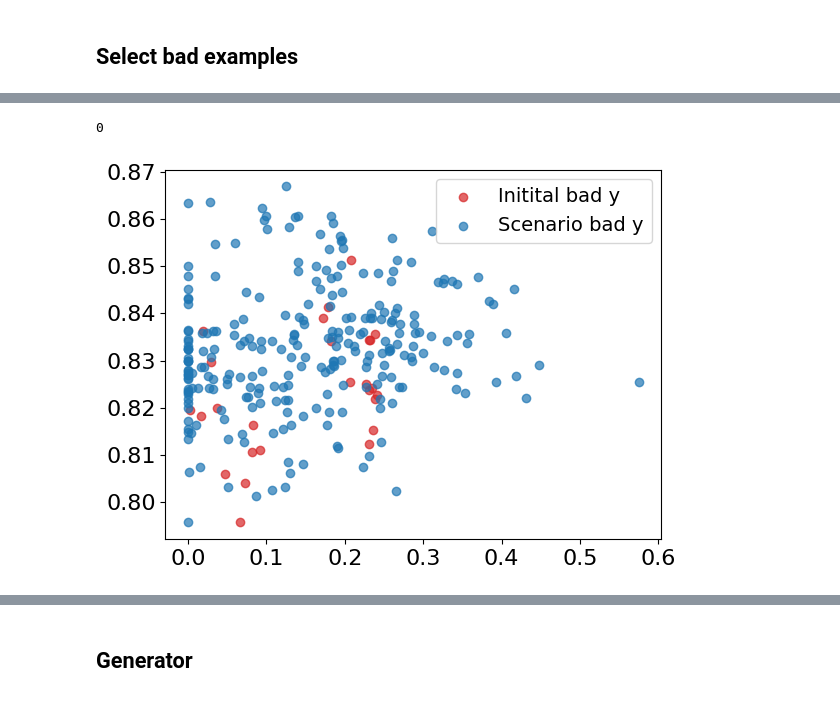
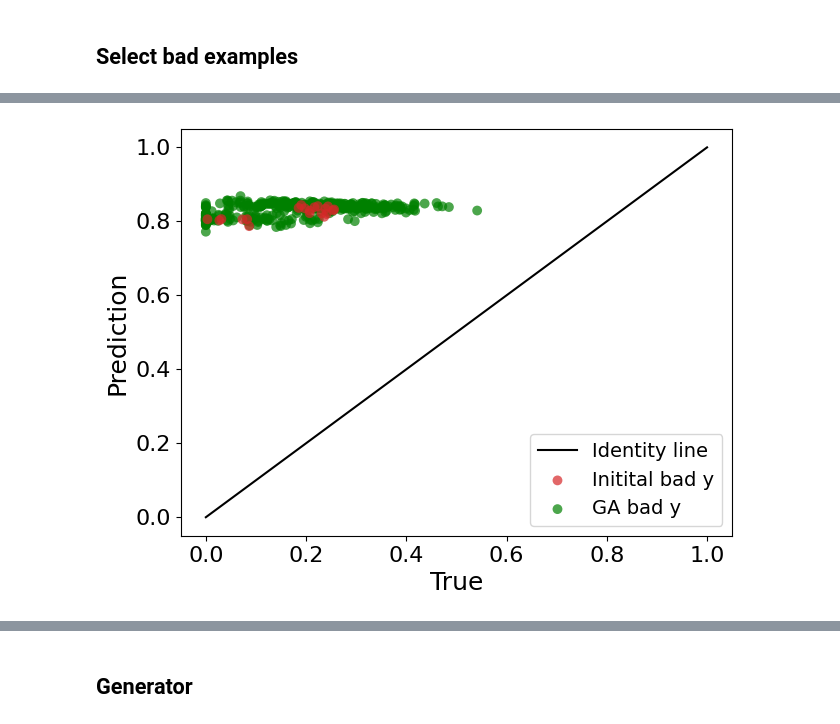
Before and after one commit to osa-bot/Benchmarking, a Jupyter notebook: Model.ipynb, the cells around one changed output, grey strips where cells are left out. Cells and saved outputs as stored; diff of their text form; code cells hidden in the pictures.

```diff
--- a/Model.ipynb
+++ b/Model.ipynb
@@ -317,3 +325,13 @@ length_num = 2
+# %%
+num_columns = X_ex.select_dtypes(include=[np.number]).columns.tolist()
+cat_columns = np.setdiff1d(X_ex.columns, num_columns)
+
+length_cat_ordinal = len(cat_columns)
+length_cat_onehot = []
+# length_num = len(X.iloc[0])
+length_num = len(num_columns)
+
+length_dict = {'length_cat_ordinal': length_cat_ordinal, 'length_cat_onehot': [], 'length_num': length_num}
 # %%
 # import random
 # from deap import tools
@@ -613,4 +695,0 @@ toolbox.register("select", tools.selTournament, tournsize=3)
-# %%
-length_cat_ordinal
-# %% [output]
-0
@@ -678,9 +696,17 @@ best_individuals = np.array(best_individuals)
+# %%
+best_individuals, bad_y_sc_arr = augmentation(bad_X, bad_y, baseline_model, linear_coefs, length_dict, num_steps=20)
 # %%
-plt.scatter(bad_y, baseline_model.predict(bad_X), alpha=0.7, label='Initital bad y', color='tab:red')
-plt.scatter(bad_y_sc_arr, baseline_model.predict(best_individuals), alpha=0.7, label='Scenario bad y', color='tab:blue')
+plt.plot([0, 1], [0, 1], color='black', label='Identity line')
+plt.scatter(bad_y, baseline_model.predict(bad_X), alpha=0.7, label='Initital bad y', color='tab:red', zorder=3, edgecolors='none', s=50)
+plt.scatter(bad_y_sc_arr, baseline_model.predict(best_individuals), alpha=0.7, label='GA bad y', color='green', edgecolors='none', s=50)
 
+plt.xlabel('True')
+plt.ylabel('Prediction')
 plt.legend()
+
+plt.tight_layout(pad=0.5)
+# plt.savefig('images/prediction_best_ind.pdf', dpi=300)
 plt.show()
 # %% [output]
-[figure, old version]
+[figure, new version]
 # %%
```
Also changed, not shown: parts of 42 cells of this notebook, 1 other file.
